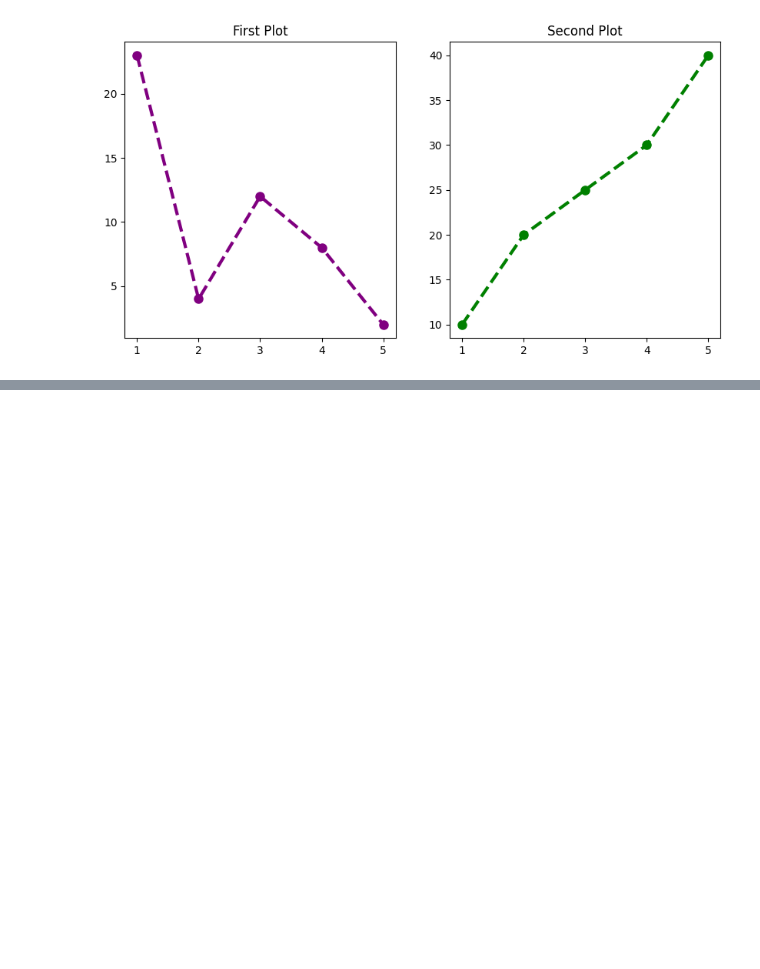
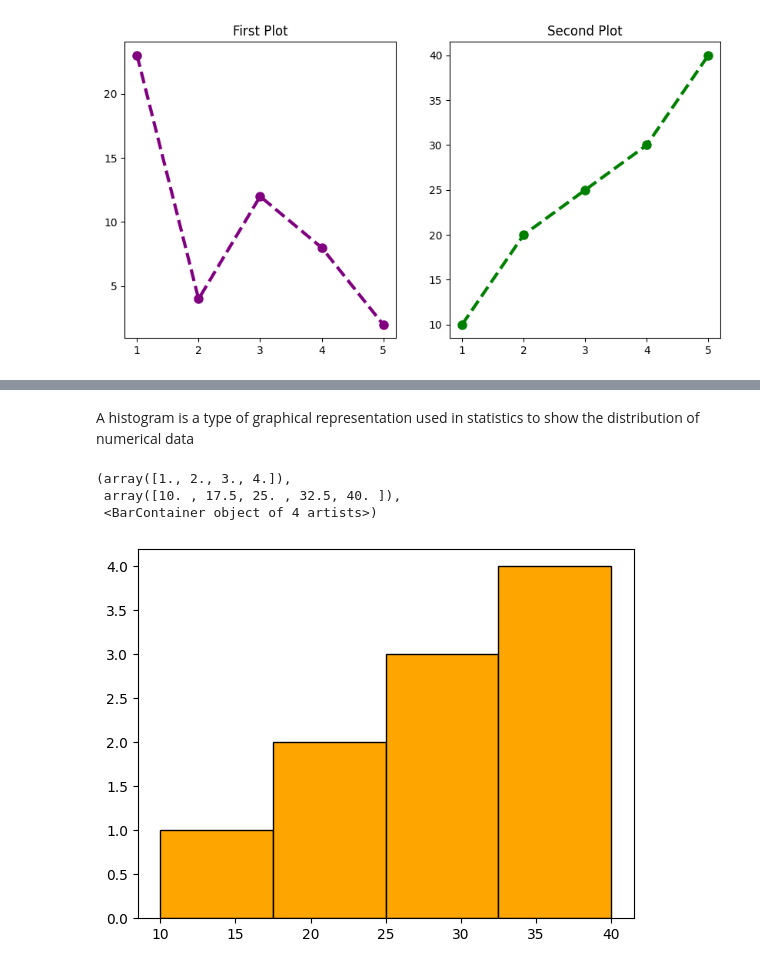
Before and after one commit to masumb2k2/Python-for-Generative-AI, a Jupyter notebook: Data Analysis with Python/matplotlib.ipynb, the cells around one changed output, grey strips where cells are left out. Cells and saved outputs as stored; diff of their text form; code cells hidden in the pictures; blank space fills up the shorter version.

```diff
--- a/Data Analysis with Python/matplotlib.ipynb
+++ b/Data Analysis with Python/matplotlib.ipynb
@@ -89,0 +103,12 @@ Text(0.5, 1.0, 'Second Plot')
+# %% [markdown]
+A histogram is a type of graphical representation used in statistics to show the distribution of numerical data
+# %%
+data=[10,20,20,30,30,30,40,40,40,40]
+
+# Create a histrogram
+plt.hist(data,bins=4,color='orange',edgecolor='black')
+# %% [output]
+(array([1., 2., 3., 4.]),
+ array([10. , 17.5, 25. , 32.5, 40. ]),
+ <BarContainer object of 4 artists>)
+[figure, added]
```
Also changed, not shown: parts of 12 cells of this notebook.
